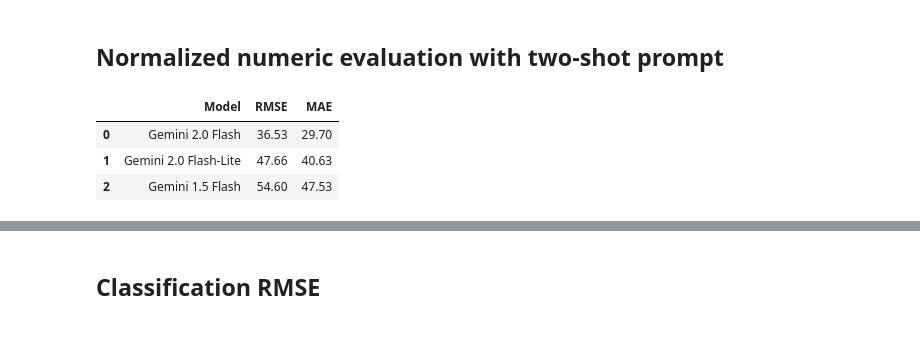
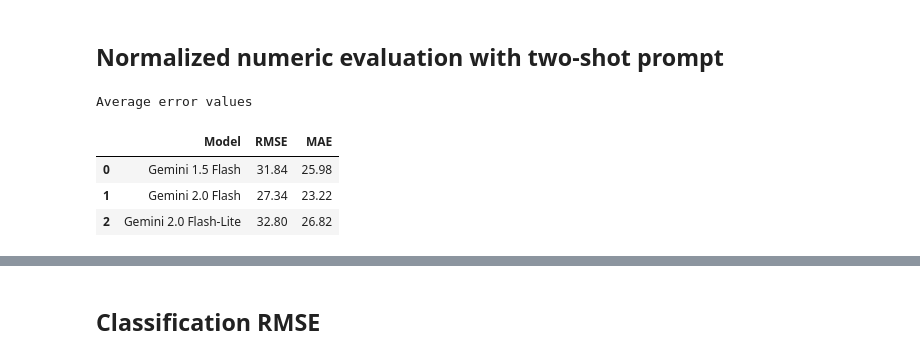
Before and after one commit to daKostych/Bachelor-Project-2025, a Jupyter notebook: llm_blog_generator/experiments/llm_blog_evaluator.ipynb, the cells around one changed output, grey strips where cells are left out. Saved outputs shown, nothing was run; the diff lists cells and outputs as text; code cells hidden in the pictures.

```diff
--- a/llm_blog_generator/experiments/llm_blog_evaluator.ipynb
+++ b/llm_blog_generator/experiments/llm_blog_evaluator.ipynb
@@ -770,16 +902,17 @@ show_metric_bar_plot(num_eval_table["Model"], num_eval_table["MAE"], "MAE")
 # %% [markdown]
 ## Normalized numeric evaluation with two-shot prompt
 # %%
-norm_num_eval = {
-    'Model': ['Gemini 2.0 Flash', 'Gemini 2.0 Flash-Lite', 'Gemini 1.5 Flash'],
-    'RMSE': [flash_RMSE_val_scaled, lite_RMSE_val_scaled, flash1_RMSE_val_scaled],
-    'MAE': [flash_MAE_val_scaled, lite_MAE_val_scaled, flash1_MAE_val_scaled],
-}
-norm_num_eval_table = pd.DataFrame(norm_num_eval).round(2)
-norm_num_eval_table
+norm_num_eval_results = pd.read_csv(NORMALIZED_NUMERIC_RESULTS_PATH)
+average_norm_num_eval_results = norm_num_eval_results.groupby("Model").agg({
+    'RMSE': 'mean',
+    'MAE': 'mean'
+}).reset_index().round(2)
+print(f"Average error values")
+average_norm_num_eval_results
 # %% [output]
+Average error values
 |  | Model | RMSE | MAE |
-| 0 | Gemini 2.0 Flash | 36.53 | 29.70 |
-| 1 | Gemini 2.0 Flash-Lite | 47.66 | 40.63 |
-| 2 | Gemini 1.5 Flash | 54.60 | 47.53 |
+| 0 | Gemini 1.5 Flash | 31.84 | 25.98 |
+| 1 | Gemini 2.0 Flash | 27.34 | 23.22 |
+| 2 | Gemini 2.0 Flash-Lite | 32.80 | 26.82 |
 # %%
```
Also changed, not shown: parts of 85 cells of this notebook.
